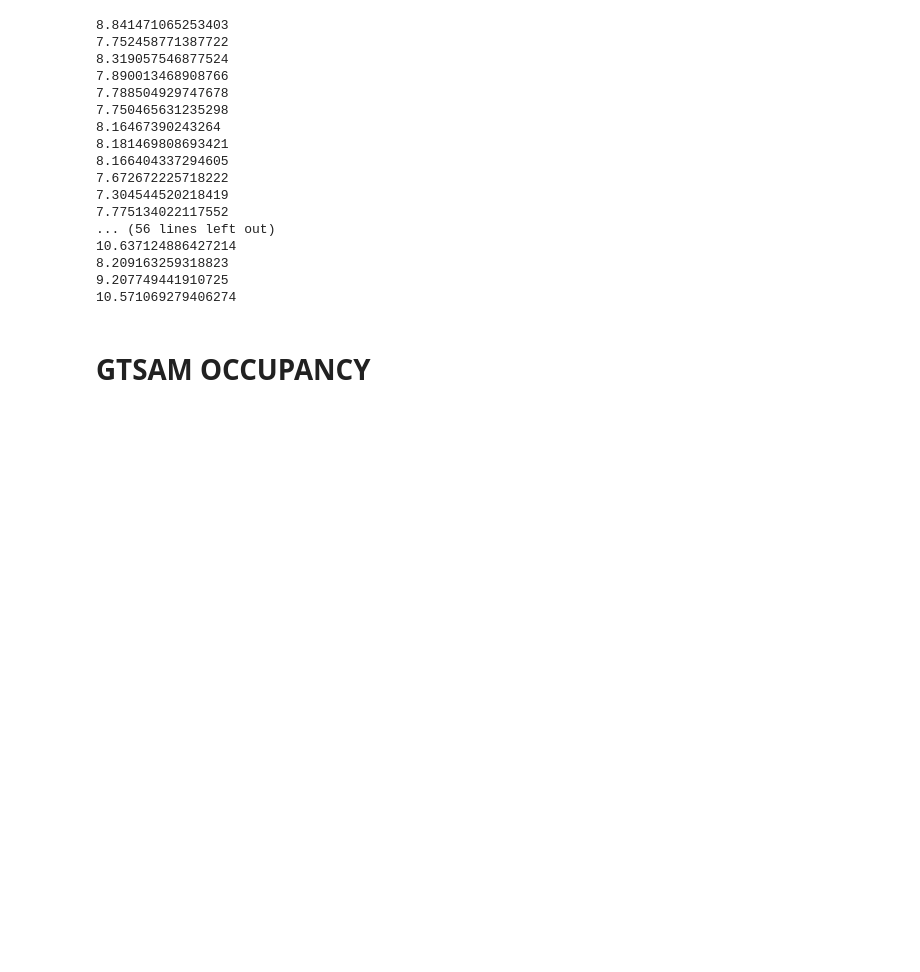
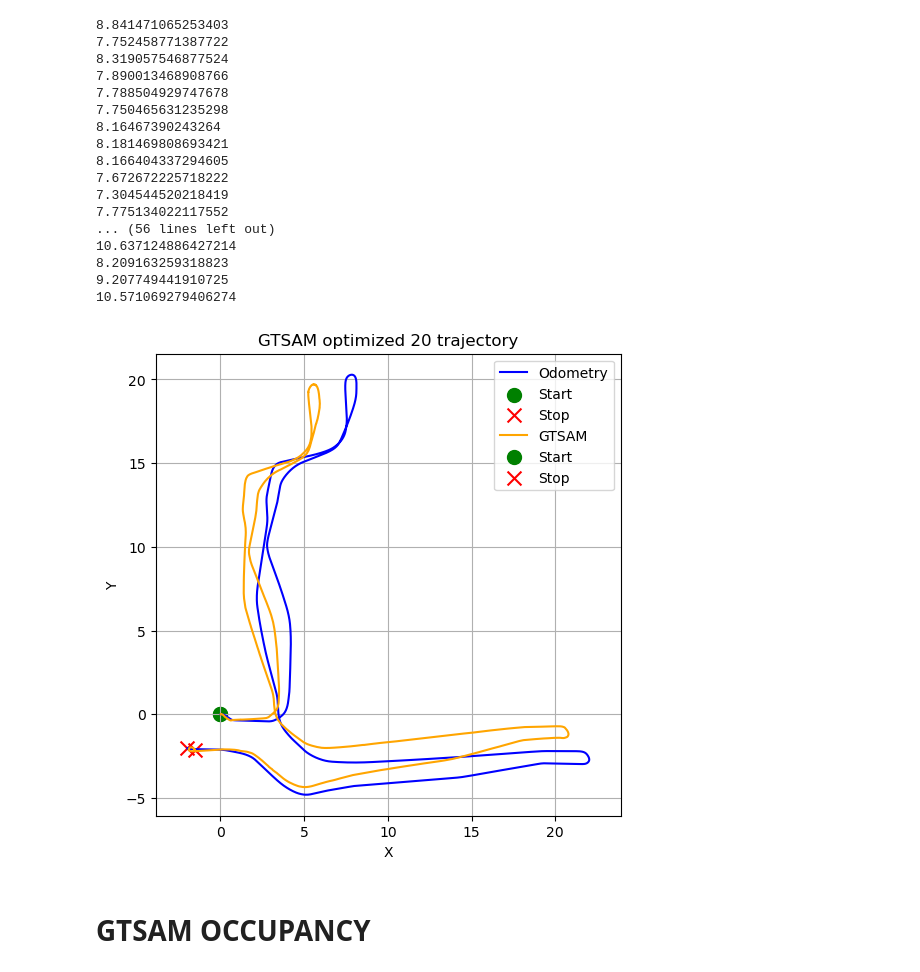
Before and after one commit to bharathraam29/SLAM_and_ICP, a Jupyter notebook: code/Final runner.ipynb, the cells around one changed output. Saved outputs shown, nothing was run; the diff lists cells and outputs as text; code cells hidden in the pictures; blank space fills up the shorter version.

```diff
--- a/code/Final runner.ipynb
+++ b/code/Final runner.ipynb
@@ -462,5 +462,7 @@ plot_trajectory(encoder_poses , optimized_poses)
 # %%
-plot_trajectory(encoder_poses,optimized_poses, title=f"GTSAM optimized {dataset_idx} trajectory", f_traj_name="Odometry", s_traj_name="ICP")
+plot_trajectory(encoder_poses,optimized_poses, title=f"GTSAM optimized {dataset_idx} trajectory", f_traj_name="Odometry", s_traj_name="GTSAM")
+# %% [output]
+[figure, added]
 # %% [markdown]
 # GTSAM OCCUPANCY
 # %%
```
Also changed, not shown: parts of 6 cells of this notebook.
